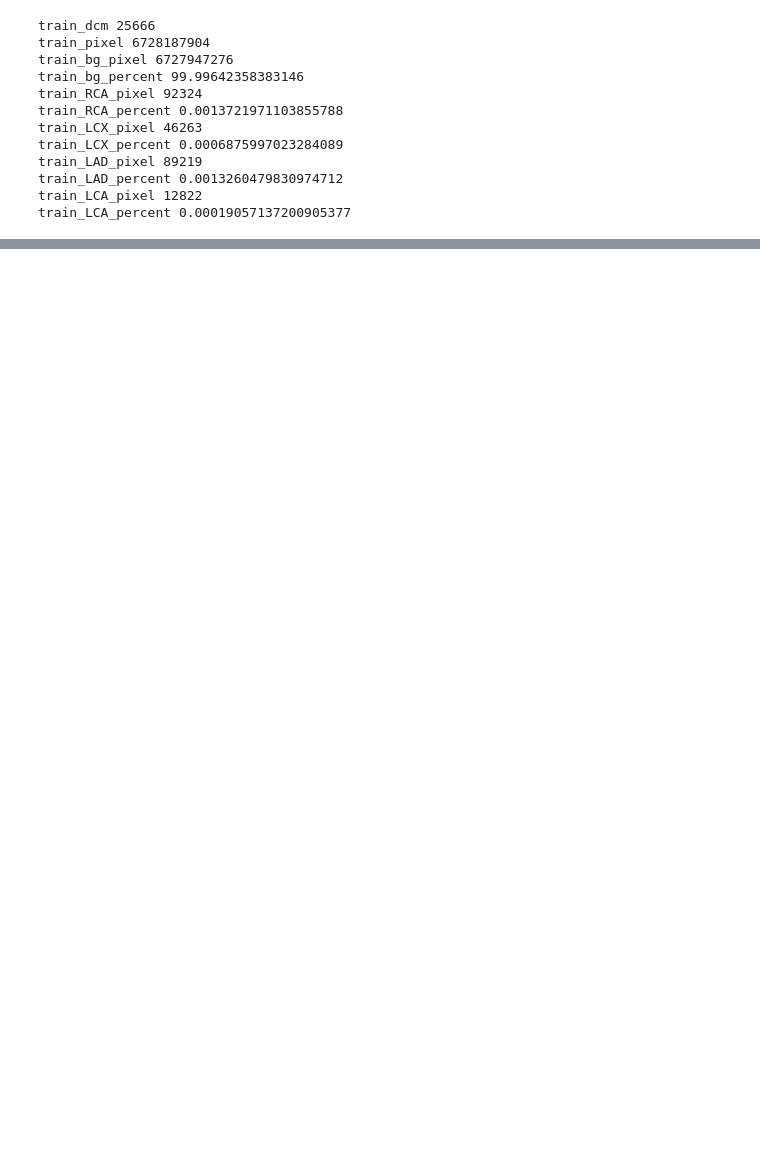
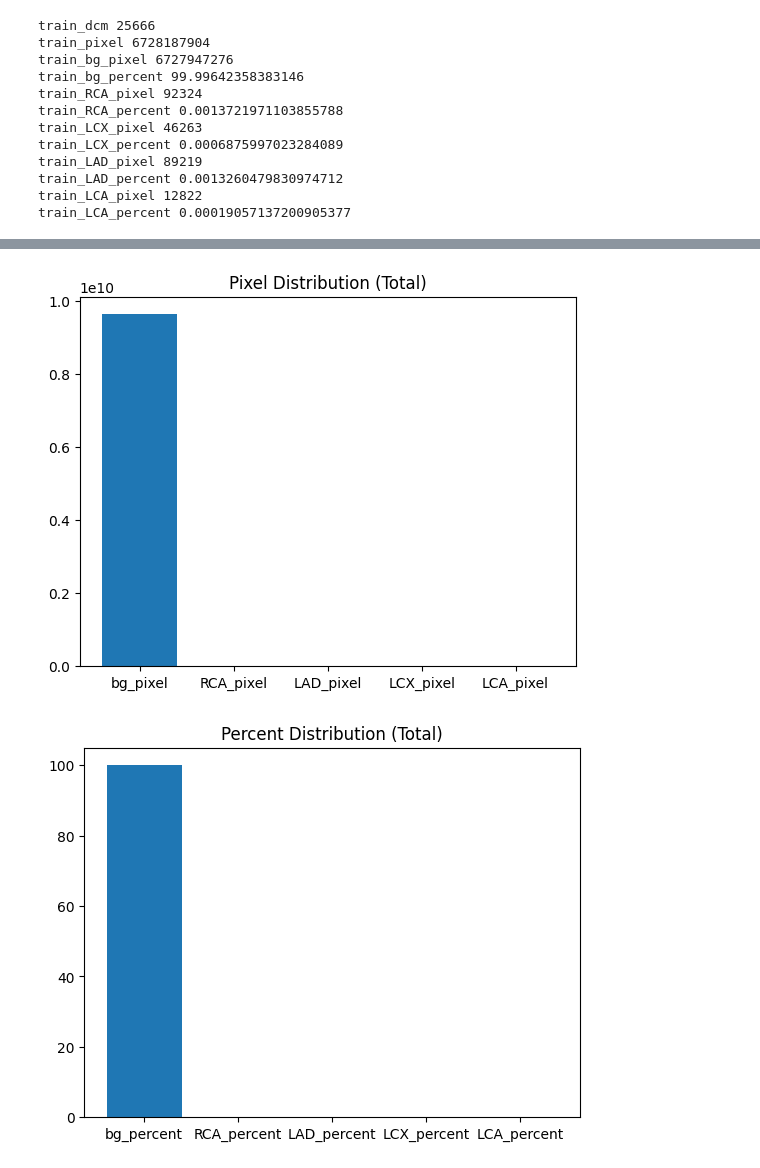
Before and after one commit to MIMIR-BIOMEDICAL/mobile-unetplusplus-cac-scoring, a Jupyter notebook: notebooks/1.5 EDA.ipynb, the cells around one changed output, grey strips where cells are left out. Saved outputs shown, nothing was run; the diff lists cells and outputs as text; code cells hidden in the pictures; blank space fills up the shorter version.

```diff
--- a/notebooks/1.5 EDA.ipynb
+++ b/notebooks/1.5 EDA.ipynb
@@ -184,0 +201,25 @@ val_LCA_percent 0.00013638172905875722
+# %%
+plot_eda_dict = {}
+for name in ["total", "train", "val", "test"]:
+    plot_eda_dict[name] = {}
+    for key, value in eda_dict.items():
+        if name in key and not "dcm" in key:
+            plot_eda_dict[name][key] = value
+# %%
+def plot_distrib(dic, mode, split):
+    plot = []
+    for key, value in dic[split].items():
+        if mode in key and not f"{split}_{mode}" in key:
+            plot.append([key.replace(f"{split}_", ""), value])
+    plot = np.array(plot)
+
+    fig, ax = plt.subplots(1, 1)
+    ax.set_title(f"{mode.title()} Distribution ({split.title()})")
+    ax.bar(plot[:, 0], plot[:, 1].astype(float))
+# %%
+for split in ["total", "train", "val", "test"]:
+    for mode in ["pixel", "percent"]:
+        plot_distrib(plot_eda_dict, mode, split)
+# %% [output]
+[figure, added]
+[figure, added]
```
Also changed, not shown: parts of 8 cells of this notebook.
